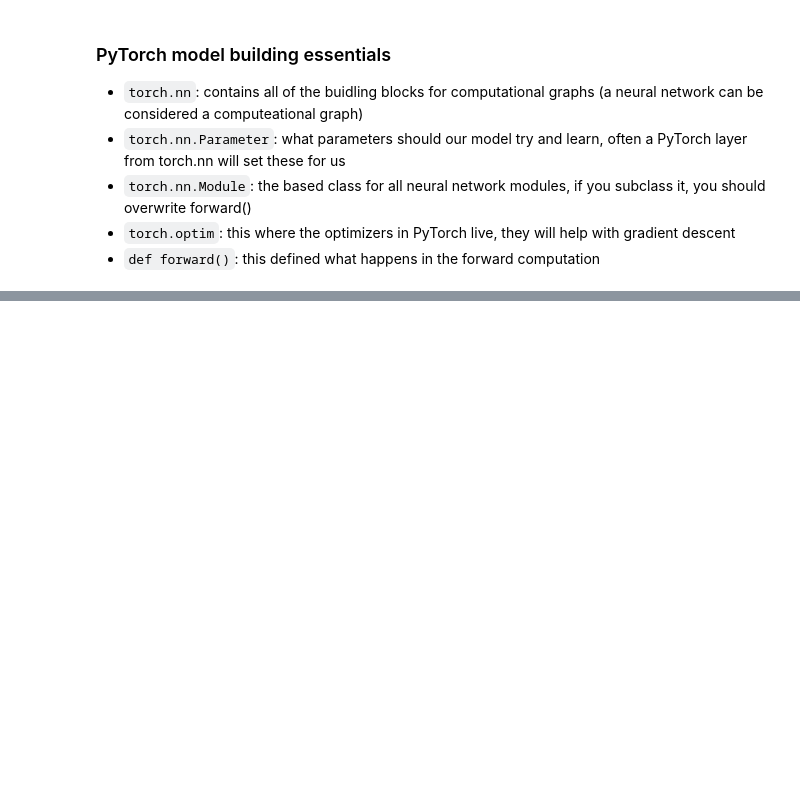
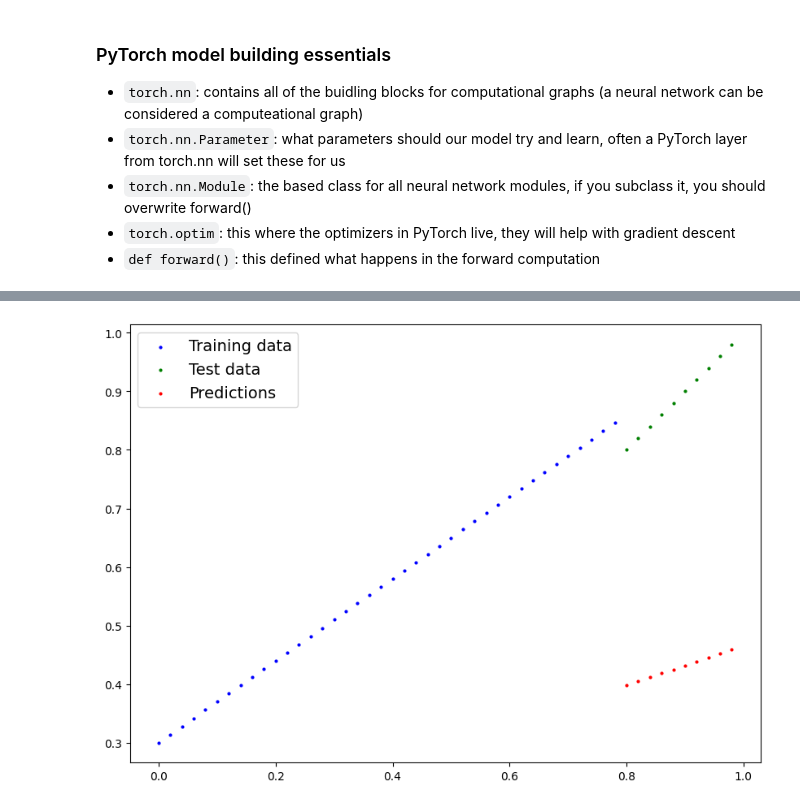
Before and after one commit to MahaleVivek/pytorch_a_deep_learning_journey, a Jupyter notebook: 01_pytorch_workflow.ipynb, the cells around one changed output, grey strips where cells are left out. Cells and saved outputs as stored; diff of their text form; code cells hidden in the pictures; blank space fills up the shorter version.

```diff
--- a/01_pytorch_workflow.ipynb
+++ b/01_pytorch_workflow.ipynb
@@ -143,7 +143,7 @@ def plot_predictions(train_data=X_train,
   #is predictions?
   if predictions is not None:
     #plot the predictions if they exists
-    plt.scatter(test_data, predictions, c="r", s="r", labels="Predictions")
+    plt.scatter(test_data, predictions, c="r", s=4, label="Predictions")
 
   #show the legends
   plt.legend(prop={"size":14})
@@ -195,0 +203,9 @@ class LinearRegression(nn.Module):# <- almost everything in PyTorch nherits from
+# %%
+# Create a random seed
+torch.manual_seed(42)
+
+# create an instance of the model we've created (subclass of nn.Module)
+model_0 = LinearRegression()
+
+# checkout the parameters
+model_0.parameters()
@@ -195,0 +234,7 @@ class LinearRegression(nn.Module):# <- almost everything in PyTorch nherits from
+# %%
+# Make predictions with model
+
+with torch.inference_mode():
+  y_preds = model_0(X_test)
+
+y_preds
@@ -195,0 +265,4 @@ class LinearRegression(nn.Module):# <- almost everything in PyTorch nherits from
+# %%
+plot_predictions(predictions=y_preds)
+# %% [output]
+[figure, added]
```
Also changed, not shown: parts of 15 cells of this notebook.
